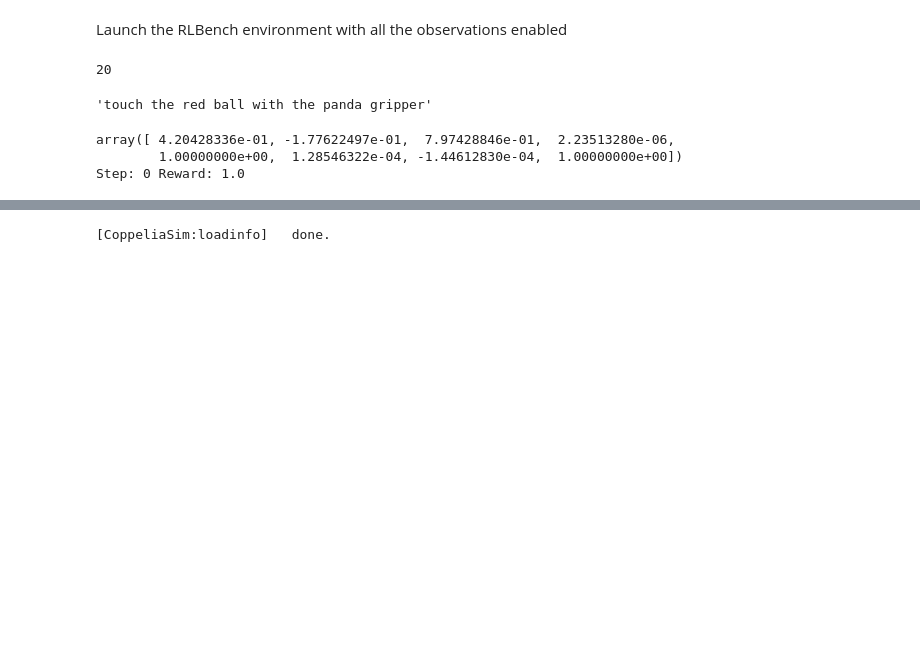
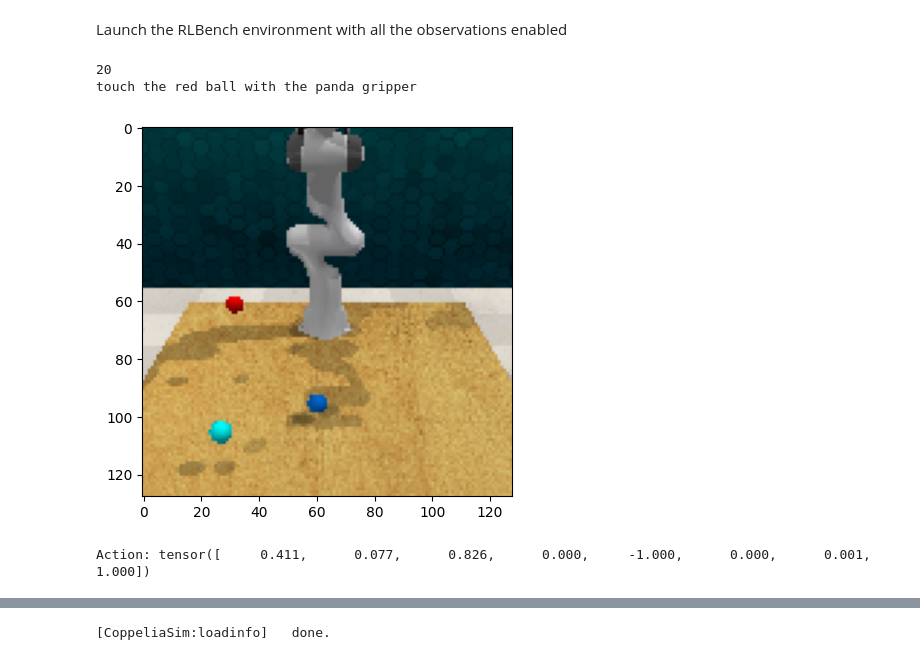
Before and after one commit to levi-kennedy/flava-action-xformer, a Jupyter notebook: RLBench_IO_Test.ipynb, the cells around one changed output, grey strips where cells are left out. Drawn from its saved outputs; the diff is of its cells as text; code cells hidden in the pictures; blank space fills up the shorter version.

```diff
--- a/RLBench_IO_Test.ipynb
+++ b/RLBench_IO_Test.ipynb
@@ -21,19 +24,3 @@ env = Environment(
     obs_config=ObservationConfig(),
     headless=False)
 env.launch()
-# %%
-import pprint as pp
-
-# Get the task
-task = env.get_task(ReachTarget)
-pp.pprint(task.variation_count())
-demo = task.get_demos(1, live_demos=True, random_selection=False)[0]
-# %% [output]
-20
-# %%
-# Reset the task
-descriptions, obs = task.reset_to_demo(demo)
-instruction = descriptions[1] # Could make this random at some point
-pp.pprint(instruction)
-# %% [output]
-'touch the red ball with the panda gripper'
@@ -48,14 +27,34 @@ pp.pprint(instruction)
-# %%
-from data.utils import keypoint_discovery
-keypoints = keypoint_discovery(demo)
-
-for i, keypoint in enumerate(keypoints):
-    obs = demo[keypoint]
-    action = np.concatenate([obs.gripper_pose, [obs.gripper_open]])
-    pp.pprint(action)
-    obs, reward, terminate = task.step(action)
-    print(f'Step: {i} Reward: {reward}')
-# %% [output]
-array([ 4.20428336e-01, -1.77622497e-01,  7.97428846e-01,  2.23513280e-06,
-        1.00000000e+00,  1.28546322e-04, -1.44612830e-04,  1.00000000e+00])
-Step: 0 Reward: 1.0
+# %%
+
+task = env.get_task(ReachTarget)
+pp.pprint(task.variation_count())
+# Reset the task
+descriptions, obs = task.reset()
+instruction = descriptions[1]
+print(instruction)
+plt.imshow(obs.front_rgb)
+plt.show()
+# %% [output]
+20
+touch the red ball with the panda gripper
+[figure, added]
+# %%
+
+# set torch print options, align left, 2 decimal places, no scientific notation
+torch.set_printoptions(precision=3, sci_mode=False, threshold=10, linewidth=150)
+
+task_name = "reach_target"
+# Load the training dataset and create a PyTorch DataLoader object.
+train_dataset = RLBenchDataset(
+    update=None,
+    dataset_name=task_name,
+    start_offset_ratio=None,
+    split="train",
+)
+# get a data sample
+(data, target) = train_dataset[700]
+
+action = target[0]
+print(f'Action: {action}')
+# %% [output]
+Action: tensor([     0.411,      0.077,      0.826,      0.000,     -1.000,      0.000,      0.001,      1.000])
```
Also changed, not shown: parts of 6 cells of this notebook, 3 other files.
